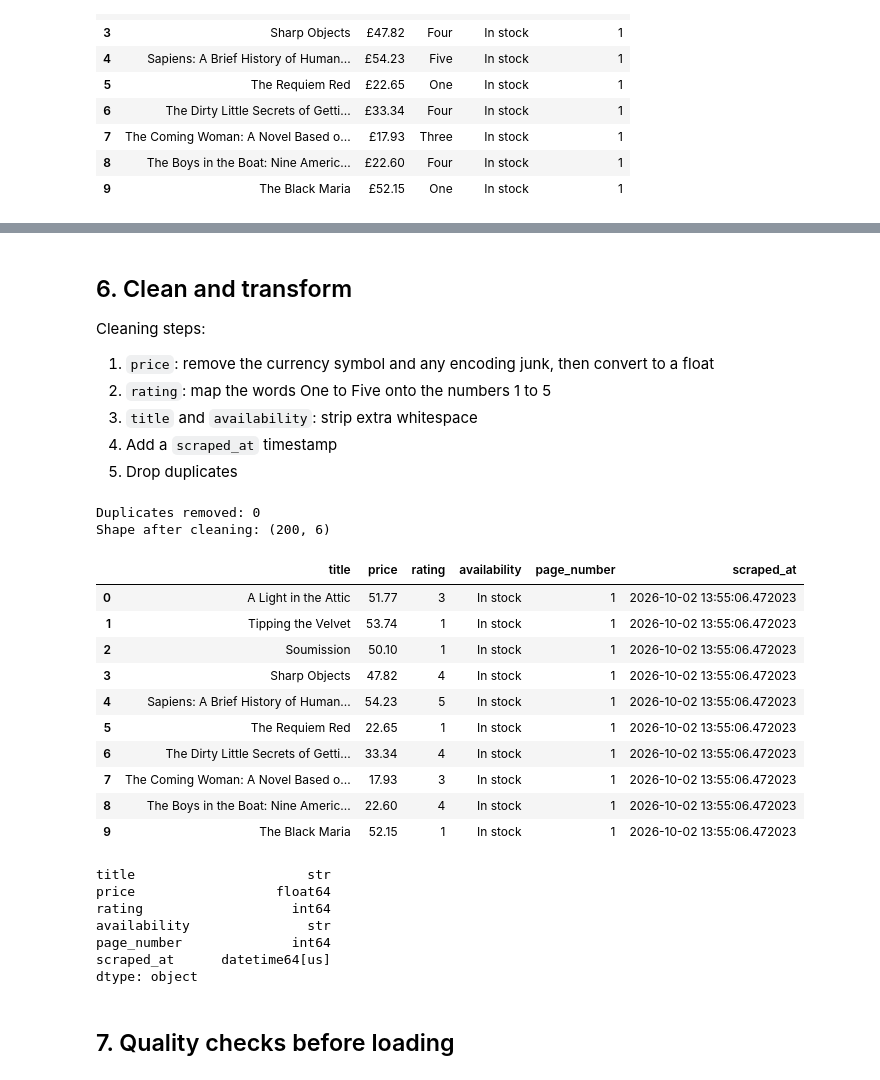
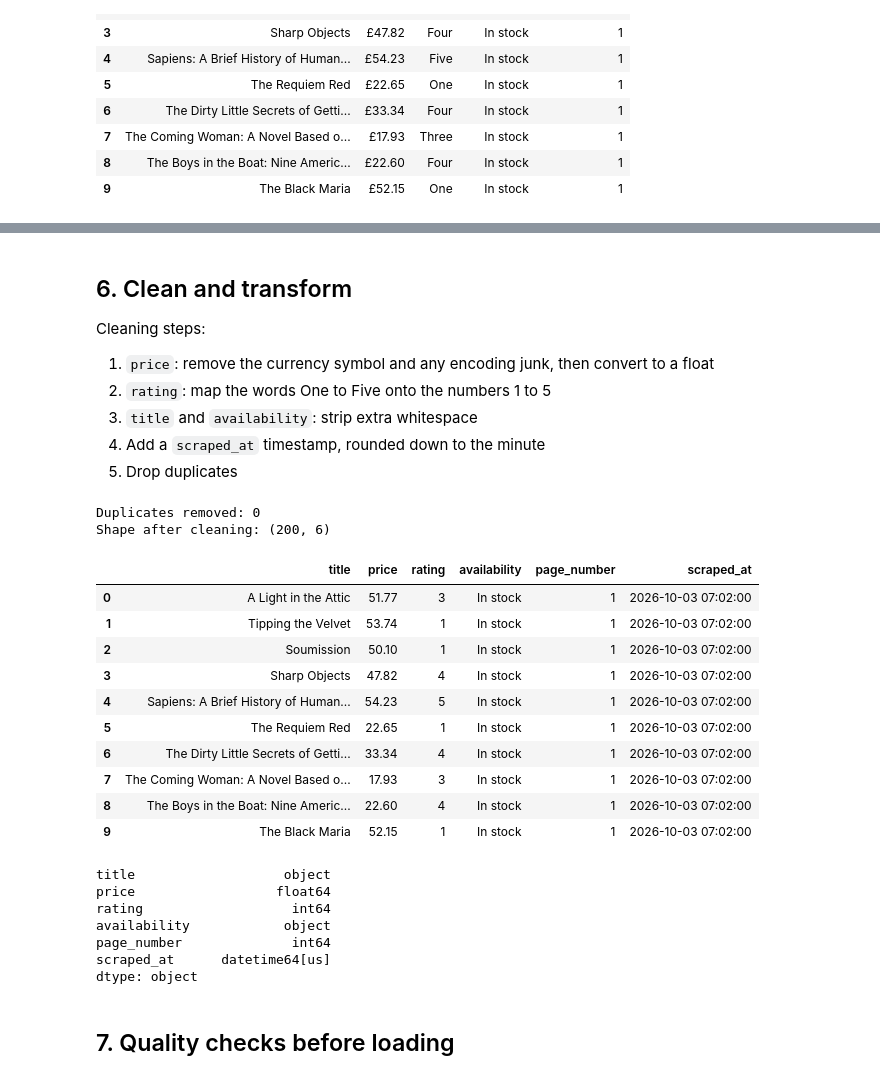
Before and after one commit to ByteSpud/readbridge-scraper, a Jupyter notebook: scraper.ipynb, the cells around one changed output, grey strips where cells are left out. Cells and saved outputs as stored; diff of their text form; code cells hidden in the pictures.

Commit message:
Use .env for DB password, fix scraped_at format, add requirements and gitignore

```diff
--- a/scraper.ipynb
+++ b/scraper.ipynb
@@ -166,56 +166,56 @@ Cleaning steps:
 1. `price`: remove the currency symbol and any encoding junk, then convert to a float
 2. `rating`: map the words One to Five onto the numbers 1 to 5
 3. `title` and `availability`: strip extra whitespace
-4. Add a `scraped_at` timestamp
+4. Add a `scraped_at` timestamp, rounded down to the minute
 5. Drop duplicates
 # %%
 df = raw_df.copy()
 
 # 1. price: keep only digits and the decimal point, then convert to float
 df["price"] = (
     df["price"]
     .str.replace(r"[^0-9.]", "", regex=True)
     .astype(float)
 )
 
 # 2. rating: word -> integer
 df["rating"] = df["rating"].map(RATING_MAP).astype(int)
 
 # 3. tidy up the text columns
 df["title"] = df["title"].str.strip()
 df["availability"] = df["availability"].str.strip()
 
-# 4. timestamp of when the data was scraped
-df["scraped_at"] = pd.Timestamp.now()
+# 4. timestamp of when the data was scraped (seconds and microseconds set to 0)
+df["scraped_at"] = pd.Timestamp.now().replace(second=0, microsecond=0)
 
 # 5. drop duplicate rows
 before = len(df)
 df = df.drop_duplicates().reset_index(drop=True)
 print(f"Duplicates removed: {before - len(df)}")
 
 print("Shape after cleaning:", df.shape)
 df.head(10)
 # %% [output]
 Duplicates removed: 0
 Shape after cleaning: (200, 6)
 |  | title | price | rating | availability | page_number | scraped_at |
-| 0 | A Light in the Attic | 51.77 | 3 | In stock | 1 | 2026-10-02 13:55:06.472023 |
-| 1 | Tipping the Velvet | 53.74 | 1 | In stock | 1 | 2026-10-02 13:55:06.472023 |
-| 2 | Soumission | 50.10 | 1 | In stock | 1 | 2026-10-02 13:55:06.472023 |
-| 3 | Sharp Objects | 47.82 | 4 | In stock | 1 | 2026-10-02 13:55:06.472023 |
-| 4 | Sapiens: A Brief History of Human... | 54.23 | 5 | In stock | 1 | 2026-10-02 13:55:06.472023 |
-| 5 | The Requiem Red | 22.65 | 1 | In stock | 1 | 2026-10-02 13:55:06.472023 |
-| 6 | The Dirty Little Secrets of Getti... | 33.34 | 4 | In stock | 1 | 2026-10-02 13:55:06.472023 |
-| 7 | The Coming Woman: A Novel Based o... | 17.93 | 3 | In stock | 1 | 2026-10-02 13:55:06.472023 |
-| 8 | The Boys in the Boat: Nine Americ... | 22.60 | 4 | In stock | 1 | 2026-10-02 13:55:06.472023 |
-| 9 | The Black Maria | 52.15 | 1 | In stock | 1 | 2026-10-02 13:55:06.472023 |
+| 0 | A Light in the Attic | 51.77 | 3 | In stock | 1 | 2026-10-03 07:02:00 |
+| 1 | Tipping the Velvet | 53.74 | 1 | In stock | 1 | 2026-10-03 07:02:00 |
+| 2 | Soumission | 50.10 | 1 | In stock | 1 | 2026-10-03 07:02:00 |
+| 3 | Sharp Objects | 47.82 | 4 | In stock | 1 | 2026-10-03 07:02:00 |
+| 4 | Sapiens: A Brief History of Human... | 54.23 | 5 | In stock | 1 | 2026-10-03 07:02:00 |
+| 5 | The Requiem Red | 22.65 | 1 | In stock | 1 | 2026-10-03 07:02:00 |
+| 6 | The Dirty Little Secrets of Getti... | 33.34 | 4 | In stock | 1 | 2026-10-03 07:02:00 |
+| 7 | The Coming Woman: A Novel Based o... | 17.93 | 3 | In stock | 1 | 2026-10-03 07:02:00 |
+| 8 | The Boys in the Boat: Nine Americ... | 22.60 | 4 | In stock | 1 | 2026-10-03 07:02:00 |
+| 9 | The Black Maria | 52.15 | 1 | In stock | 1 | 2026-10-03 07:02:00 |
 # %%
 df.dtypes
 # %% [output]
-title                      str
+title                   object
 price                  float64
 rating                   int64
-availability               str
+availability            object
 page_number              int64
 scraped_at      datetime64[us]
 dtype: object
```
Also changed, not shown: parts of 6 cells of this notebook, 3 other files.
